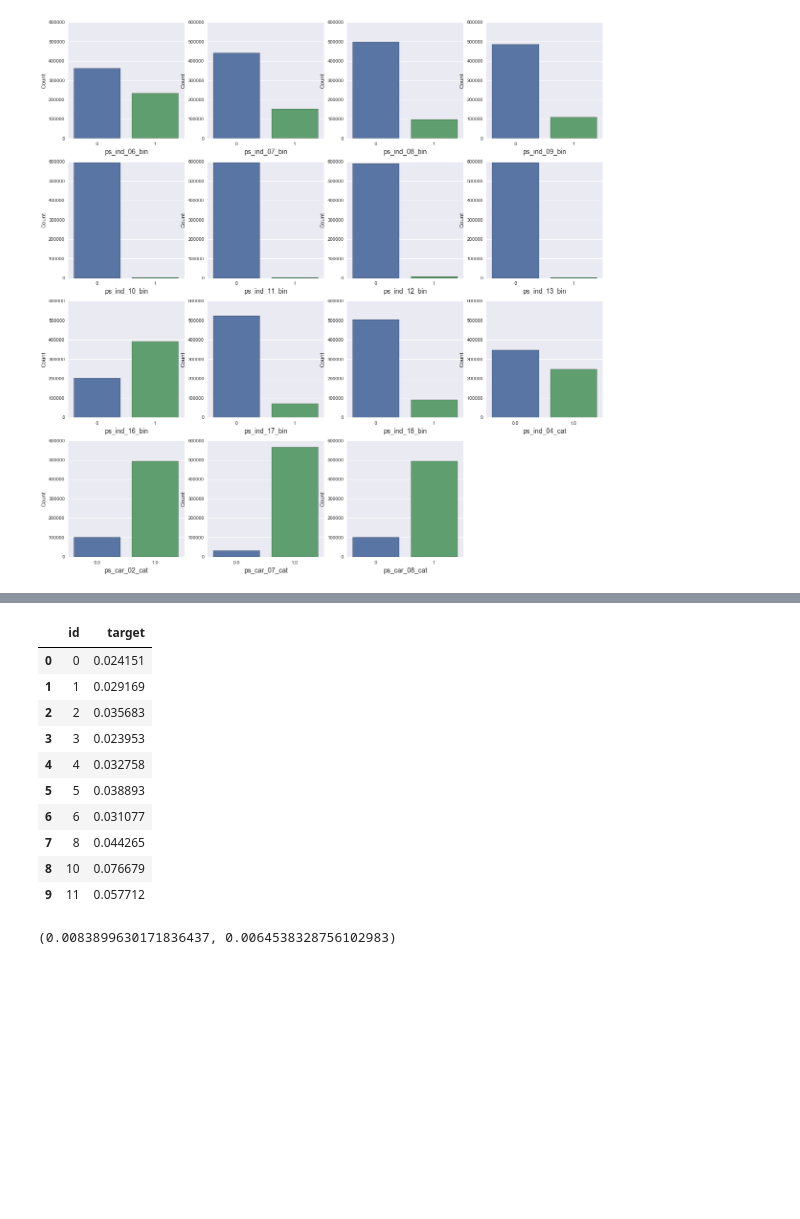
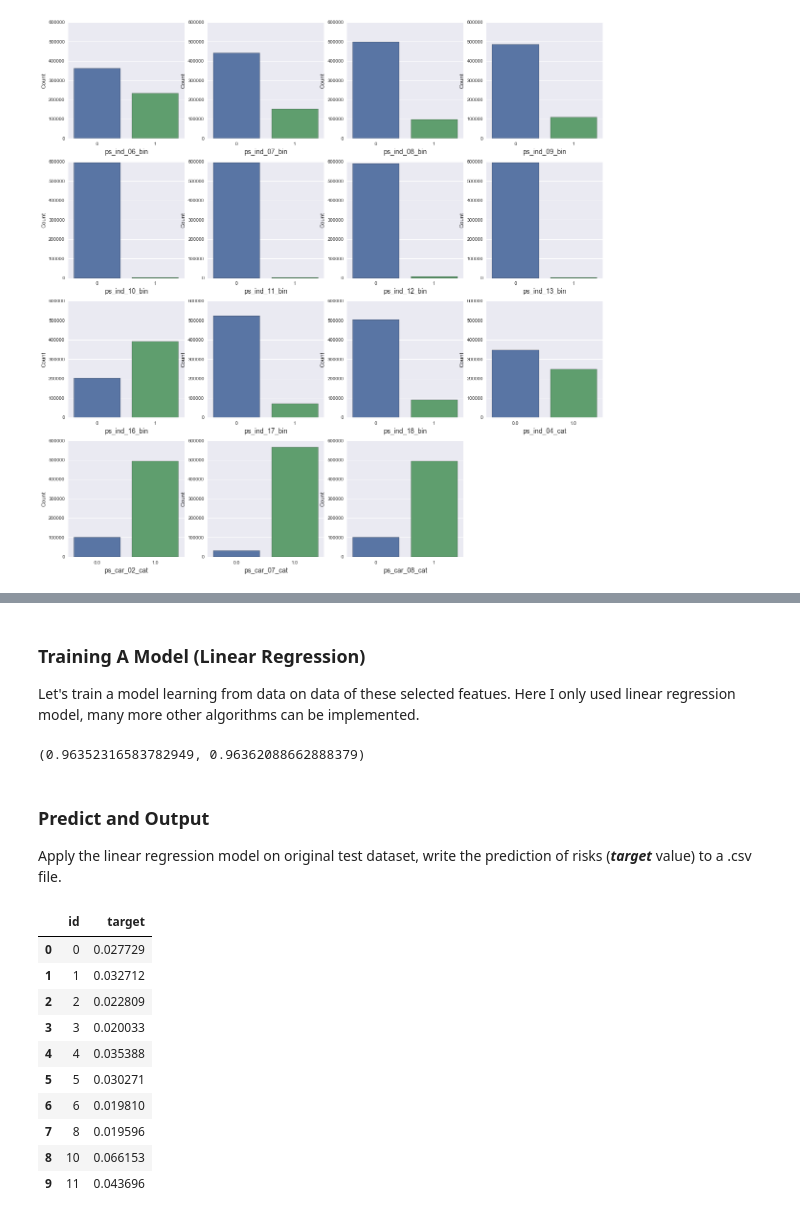
Before and after one commit to arjhuang/kaggle-porto-seguro, a Jupyter notebook: porto-seguro-jiheng.ipynb, the cells around one changed output, grey strips where cells are left out. Cells and saved outputs as stored; diff of their text form; code cells hidden in the pictures; blank space fills up the shorter version.

```diff
--- a/porto-seguro-3.ipynb
+++ b/porto-seguro-jiheng.ipynb
@@ -163,0 +166,10 @@ print (model.score( train_X , train_y ) , model.score( valid_X , valid_y ))
+# %%
+feature_non_cat = [f for f in train.columns if (f.endswith('cat') != True) & (f not in ['id', 'target'])]
+scaler = StandardScaler()
+
+X_train = train.drop(['target', 'id'], axis=1)
+y_train = train['target']
+X_valid = test.drop('id', axis=1)
+
+X_train.loc[:, feature_non_cat] = scaler.fit_transform(X_train[feature_non_cat])
+X_valid.loc[:, feature_non_cat] = scaler.transform(X_valid[feature_non_cat])
@@ -163,0 +189,11 @@ print (model.score( train_X , train_y ) , model.score( valid_X , valid_y ))
+# %%
+# covert categorical features to dummy variables
+train_num = train.shape[0]
+
+dataset = pd.concat([X_train, X_valid], axis=0)
+dataset = pd.get_dummies(columns=feature_cat, data=dataset)
+
+X_train = dataset[:train_num]
+X_valid = dataset[train_num:]
+print X_train.shape
+print X_valid.shape
@@ -163,0 +206,3 @@ print (model.score( train_X , train_y ) , model.score( valid_X , valid_y ))
+# %%
+# split training dataset to random training and testing dataset for validation later
+X_train, X_test, y_train, y_test = train_test_split(X_train, y_train, train_size = 0.7)
@@ -164,27 +305,36 @@ print (model.score( train_X , train_y ) , model.score( valid_X , valid_y ))
+# %% [markdown]
+### Training A Model (Linear Regression)
+Let's train a model learning from data on data of these selected featues. Here I only used linear regression model, many more other algorithms can be implemented.
+# %%
+lr = LogisticRegression()
+lr.fit(X_train, y_train)
+
+# calculate regression score to test over fitting
+print (lr.score(X_train, y_train) , lr.score(X_test, y_test))
+# %% [output]
+(0.96352316583782949, 0.96362088662888379)
+# %% [markdown]
+### Predict and Output
+Apply the linear regression model on original test dataset, write the prediction of risks (**_target_** value) to a .csv file.
 # %%
+# apply the model on test dataset for prediction
 id = test.id
+result = lr.predict_proba(X_valid)
 
-result = model.predict(test)
-
-# output = pd.DataFrame( { 'id': id , 'SalePrice': result}, columns=['id', 'SalePrice'] )
-output = pd.DataFrame( { 'id': id , 'target': result} )
+output = pd.DataFrame( { 'id': id , 'target': result[:,1]} )
 output = output[['id', 'target']]
 
-output.to_csv("submission-jiheng_RM.csv", index = False)
+output.to_csv("submission-jiheng-50trees-linear.csv", index = False)
 output.head(10)
 # %% [output]
 |  | id | target |
-| 0 | 0 | 0.024151 |
-| 1 | 1 | 0.029169 |
-| 2 | 2 | 0.035683 |
-| 3 | 3 | 0.023953 |
-| 4 | 4 | 0.032758 |
-| 5 | 5 | 0.038893 |
-| 6 | 6 | 0.031077 |
-| 7 | 8 | 0.044265 |
-| 8 | 10 | 0.076679 |
-| 9 | 11 | 0.057712 |
+| 0 | 0 | 0.027729 |
+| 1 | 1 | 0.032712 |
+| 2 | 2 | 0.022809 |
+| 3 | 3 | 0.020033 |
+| 4 | 4 | 0.035388 |
+| 5 | 5 | 0.030271 |
+| 6 | 6 | 0.019810 |
+| 7 | 8 | 0.019596 |
+| 8 | 10 | 0.066153 |
+| 9 | 11 | 0.043696 |
-# %%
-print (model.score( train_X , train_y ) , model.score( valid_X , valid_y ))
-# %% [output]
-(0.0083899630171836437, 0.0064538328756102983)
```
Also changed, not shown: parts of 21 cells of this notebook.
